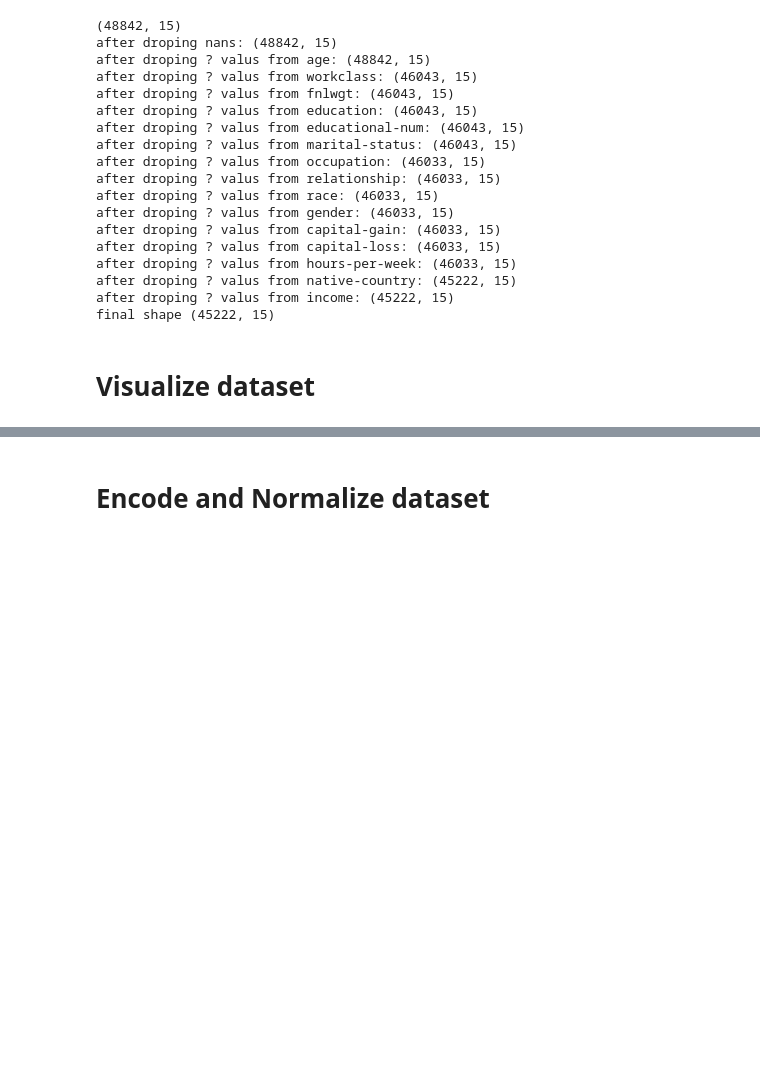
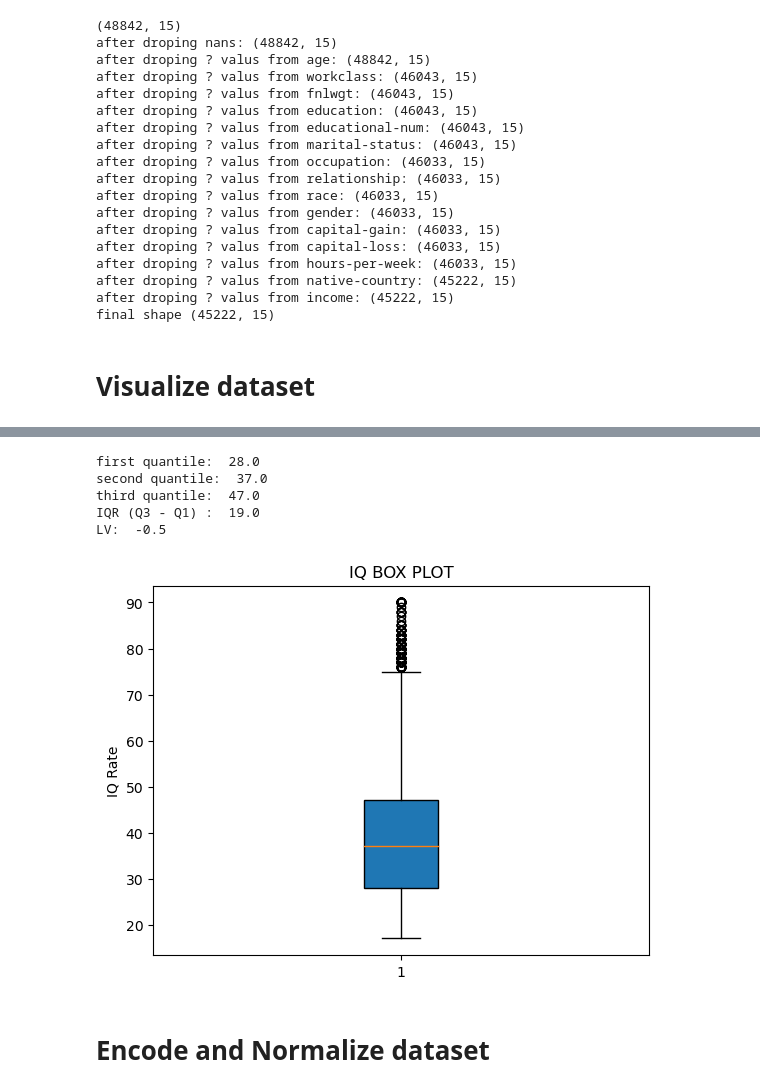
Before and after one commit to Abtinz/Machine-Learning-with-Python, a Jupyter notebook: DataMining/Data-PCA-Preprocessing/DM-Project1.ipynb, the cells around one changed output, grey strips where cells are left out. Cells and saved outputs as stored; diff of their text form; code cells hidden in the pictures; blank space fills up the shorter version.

```diff
--- a/DataMining/Data-PCA-Preprocessing/DM-Project1.ipynb
+++ b/DataMining/Data-PCA-Preprocessing/DM-Project1.ipynb
@@ -142,3 +131,39 @@ KeyError: 'Hours-per-week'
+# %%
+'''
+    This function will calculate the quartiles and IQR,LV of given data sets and plot the boxplot as result.
+'''
+def box_plot(data):
+
+    Q1 = np.quantile(data , 0.25)
+    Q2 = np.quantile(data , 0.5)
+    Q3 = np.quantile(data , 0.75)
+    print("first quantile: ",Q1)
+    print("second quantile: ",Q2)
+    print("third quantile: ",Q3)
+
+    iqr = Q3 - Q1
+    print("IQR (Q3 - Q1) : ", iqr)
+
+    LV = Q1 - (1.5 * iqr)
+    print("LV: ",LV)
+
+    plt.boxplot(data, patch_artist=True)
+    plt.title("IQ BOX PLOT");plt.ylabel("IQ Rate");plt.show();
+
+# Box plot for age to see outliers
+
+# your code here:
+
+box_plot(df.age)
+
+plt.show()
+# %% [output]
+first quantile:  28.0
+second quantile:  37.0
+third quantile:  47.0
+IQR (Q3 - Q1) :  19.0
+LV:  -0.5
+[figure, added]
 # %% [markdown]
 # Encode and Normalize dataset
 # %%
```
Also changed, not shown: parts of 1 cell of this notebook.
